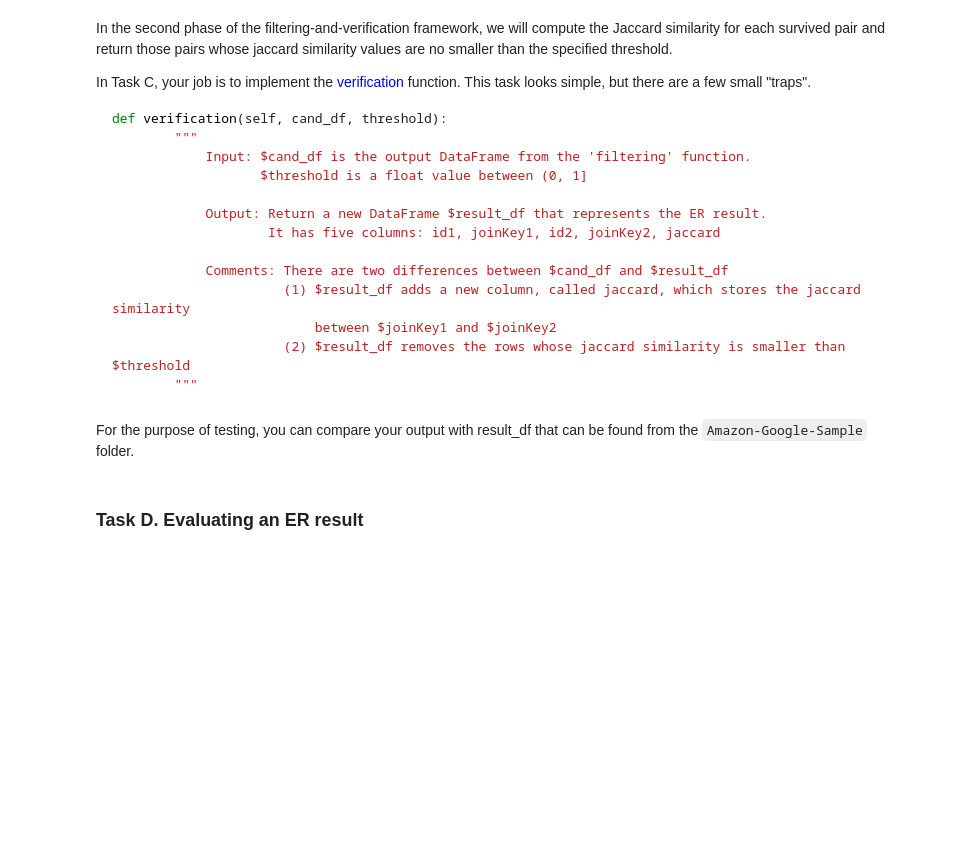
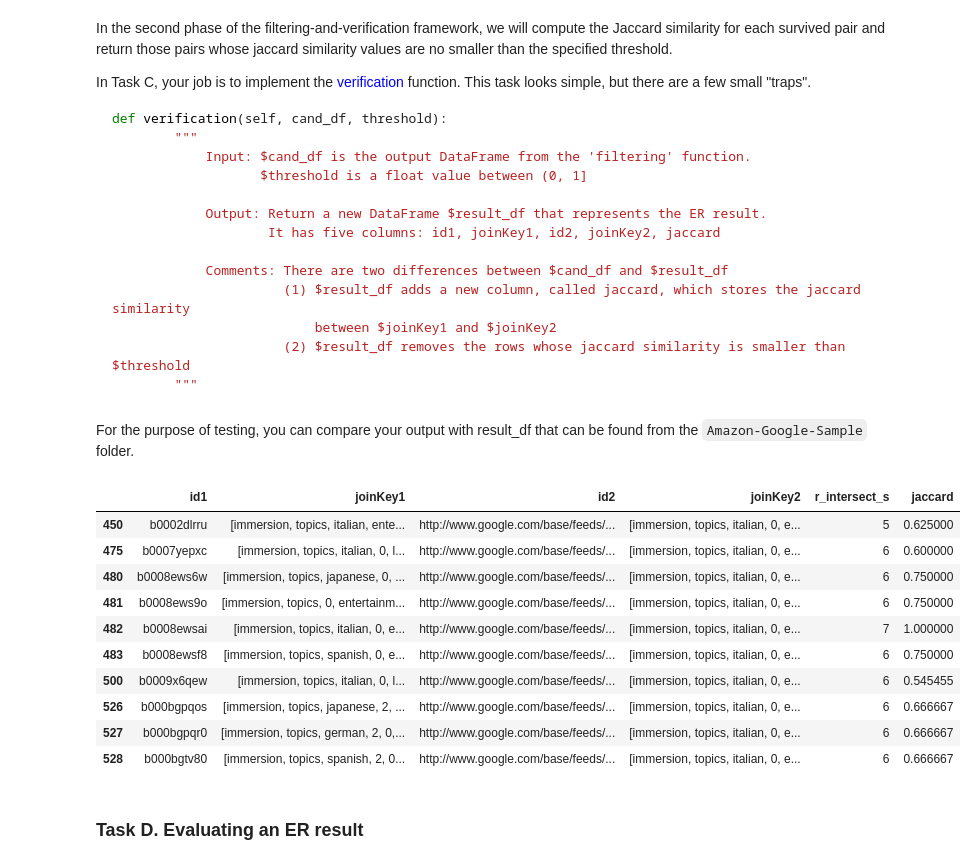
Before and after one commit to kgdarshaun/bigdata-cmpt733, a Jupyter notebook: Assignments/A2/A2-1.ipynb, the cells around one changed output. Saved outputs shown, nothing was run; the diff lists cells and outputs as text; code cells hidden in the pictures; blank space fills up the shorter version.

````diff
--- a/Assignments/A2/A2-1.ipynb
+++ b/Assignments/A2/A2-1.ipynb
@@ -142,3 +140,6 @@ pd.set_option('display.max_colwidth', None)
+# %%
+import pandas as pd
+pd.set_option('display.max_colwidth', 255)
 # %%
 import pandas as pd
 import re
@@ -217,0 +224,32 @@ candy_df = df1['id'] + df1['joinKey']
+# %%
+amazon_short = amazon[['id', 'joinKey']]
+google_short = google[['id', 'joinKey']]
+amazon_exploded = amazon_short.set_index('id') \
+								.apply(pd.Series.explode) \
+								.reset_index() \
+								.set_index('joinKey')
+google_exploded = google_short.set_index('id') \
+								.apply(pd.Series.explode) \
+								.reset_index() \
+								.set_index('joinKey')
+
+# print(amazon_exploded.shape)
+# print(google_exploded.shape)
+
+common_tokens = amazon_exploded.join(google_exploded, how='inner', lsuffix='1', rsuffix='2')
+
+# common_tokens.reset_index(drop=True).drop_duplicates()
+
+common_tokens_with_count = common_tokens.groupby(['id1', 'id2']) \
+										.size() \
+										.reset_index(name='r_intersect_s')
+
+cand_df = common_tokens_with_count.merge(amazon_short.rename(columns={'id':'id1', 'joinKey':'joinKey1'}), on='id1') \
+									.merge(google_short.rename(columns={'id':'id2', 'joinKey':'joinKey2'}), on='id2') \
+									[['id1', 'joinKey1', 'id2', 'joinKey2']]
+
+
+display(cand_df.head(5))
+print(cand_df.shape)
+
+cand_df.to_csv("cand_df.csv", index=False)
@@ -240,6 +286,27 @@ def verification(self, cand_df, threshold):
 ```
 # %% [markdown]
 For the purpose of testing, you can compare your output with result_df that can be found from the `Amazon-Google-Sample` folder.
+# %%
+cand_df['jaccard'] = cand_df.apply(lambda x: (len(list(set(x[1]).intersection(set(x[3])))) / len(list(set(x[1]).union(set(x[3]))))), axis=1)
+# display(cand_df.head(10))
+
+result_df = cand_df[cand_df['jaccard'] >= 0.5]
+
+display(result_df.head(10))
+
+result_df.to_csv('result_df.csv', index=False)
+# %% [output]
+|  | id1 | joinKey1 | id2 | joinKey2 | r_intersect_s | jaccard |
+| 450 | b0002dlrru | [immersion, topics, italian, ente... | http://www.google.com/base/feeds/... | [immersion, topics, italian, 0, e... | 5 | 0.625000 |
+| 475 | b0007yepxc | [immersion, topics, italian, 0, l... | http://www.google.com/base/feeds/... | [immersion, topics, italian, 0, e... | 6 | 0.600000 |
+| 480 | b0008ews6w | [immersion, topics, japanese, 0, ... | http://www.google.com/base/feeds/... | [immersion, topics, italian, 0, e... | 6 | 0.750000 |
+| 481 | b0008ews9o | [immersion, topics, 0, entertainm... | http://www.google.com/base/feeds/... | [immersion, topics, italian, 0, e... | 6 | 0.750000 |
+| 482 | b0008ewsai | [immersion, topics, italian, 0, e... | http://www.google.com/base/feeds/... | [immersion, topics, italian, 0, e... | 7 | 1.000000 |
+| 483 | b0008ewsf8 | [immersion, topics, spanish, 0, e... | http://www.google.com/base/feeds/... | [immersion, topics, italian, 0, e... | 6 | 0.750000 |
+| 500 | b0009x6qew | [immersion, topics, italian, 0, l... | http://www.google.com/base/feeds/... | [immersion, topics, italian, 0, e... | 6 | 0.545455 |
+| 526 | b000bgpqos | [immersion, topics, japanese, 2, ... | http://www.google.com/base/feeds/... | [immersion, topics, italian, 0, e... | 6 | 0.666667 |
+| 527 | b000bgpqr0 | [immersion, topics, german, 2, 0,... | http://www.google.com/base/feeds/... | [immersion, topics, italian, 0, e... | 6 | 0.666667 |
+| 528 | b000bgtv80 | [immersion, topics, spanish, 2, 0... | http://www.google.com/base/feeds/... | [immersion, topics, italian, 0, e... | 6 | 0.666667 |
 # %% [markdown]
 ### Task D. Evaluating an ER result
 # %% [markdown]
````
Also changed, not shown: parts of 5 cells of this notebook, 4 other files.
